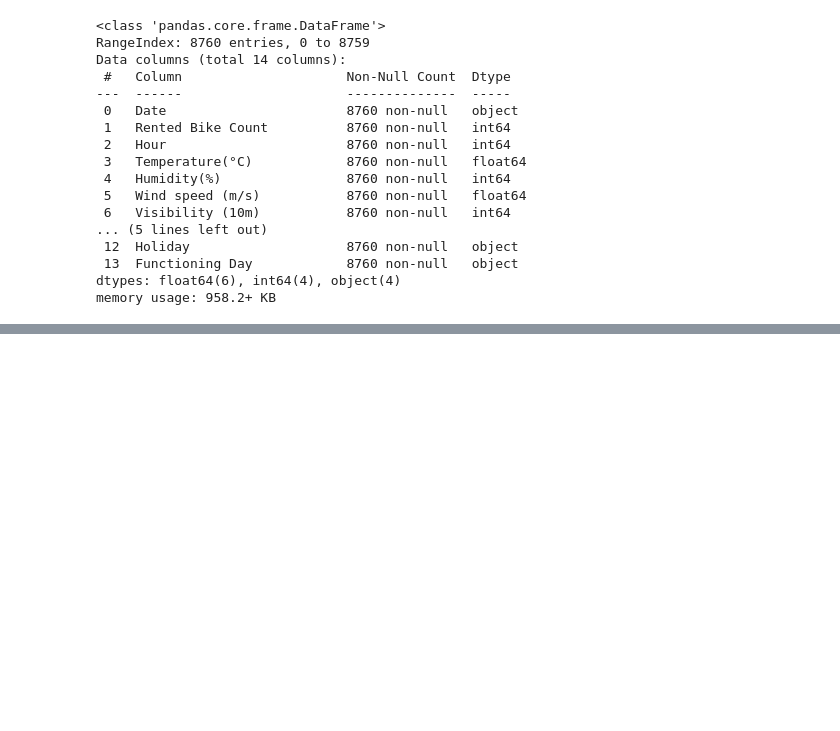
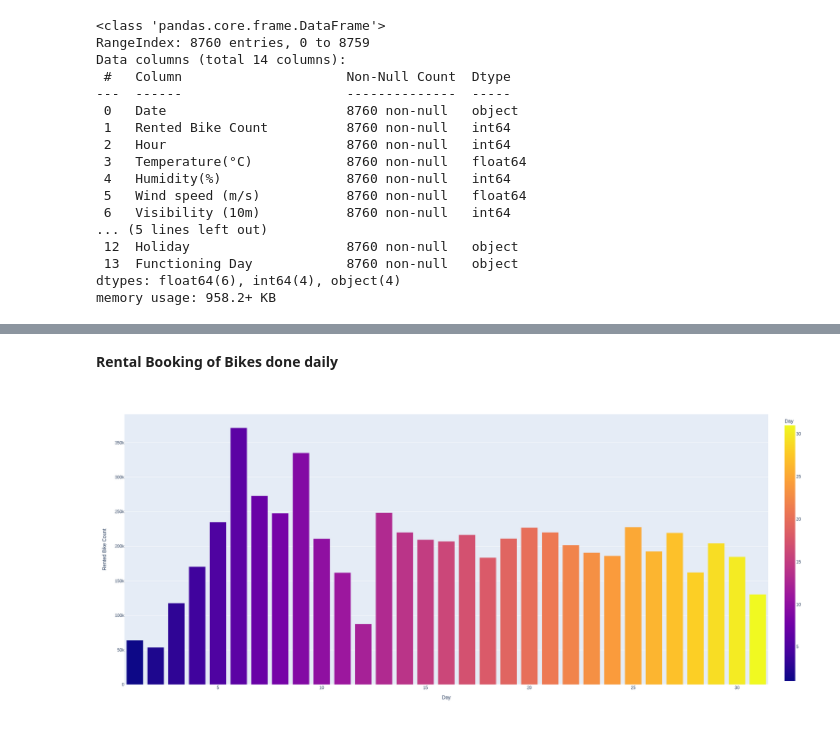
Before and after one commit to ankii7546/Bike-Sharing-Demand-Prediction, a Jupyter notebook: Bike_Sharing_Demand_Prediction.ipynb, the cells around one changed output, grey strips where cells are left out. Cells and saved outputs as stored; diff of their text form; code cells hidden in the pictures; blank space fills up the shorter version.

```diff
--- a/Bike_Sharing_Demand_Prediction.ipynb
+++ b/Bike_Sharing_Demand_Prediction.ipynb
@@ -336,0 +310,9 @@ R2 score is  : 0.7308898285972246
+# %% [markdown]
+**Rental Booking of Bikes done daily**
+# %%
+Day = df.groupby("Day").sum().reset_index()
+fig = px.bar(Day, x='Day', y='Rented Bike Count',color= 'Day', height=400)
+#fig.show
+fig.show(renderer="png",width=2000, height=900)
+# %% [output]
+[figure, added]
```
Also changed, not shown: parts of 165 cells of this notebook.
